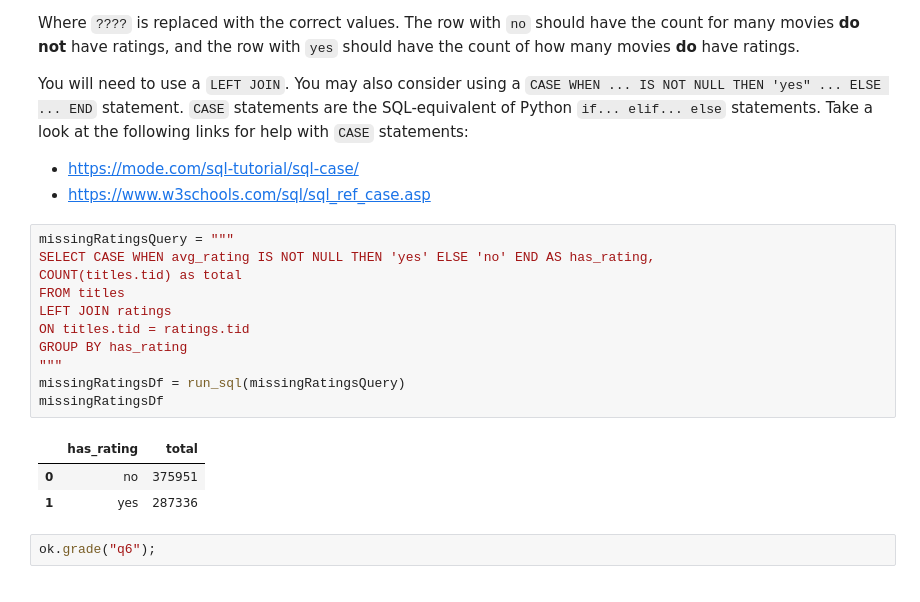
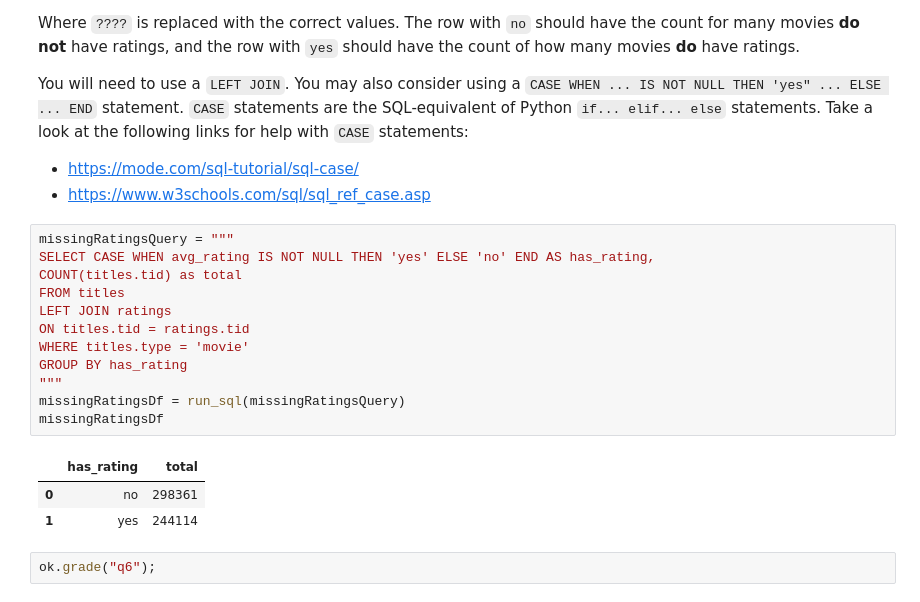
Before and after one commit to mkmark/CS-C200A-sp20, a Jupyter notebook: hw/hw3/hw3.ipynb, the cells around one changed output. Cells and saved outputs as stored; diff of their text form.

```diff
--- a/hw/hw3/hw3.ipynb
+++ b/hw/hw3/hw3.ipynb
@@ -606,18 +606,19 @@ points: 3
 # %%
 missingRatingsQuery = """
 SELECT CASE WHEN avg_rating IS NOT NULL THEN 'yes' ELSE 'no' END AS has_rating,
 COUNT(titles.tid) as total
 FROM titles
 LEFT JOIN ratings
 ON titles.tid = ratings.tid
+WHERE titles.type = 'movie'
 GROUP BY has_rating
 """
 missingRatingsDf = run_sql(missingRatingsQuery)
 missingRatingsDf
 # %% [output]
 |  | has_rating | total |
-| 0 | no | 375951 |
-| 1 | yes | 287336 |
+| 0 | no | 298361 |
+| 1 | yes | 244114 |
 # %%
 ok.grade("q6");
 # %% [output]
```
Also changed, not shown: parts of 4 cells of this notebook.
